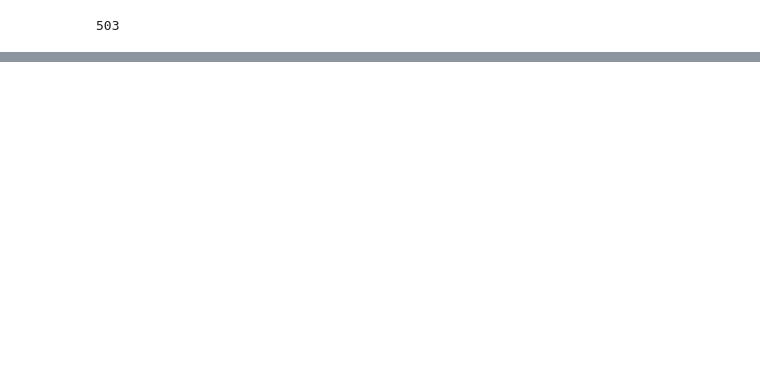
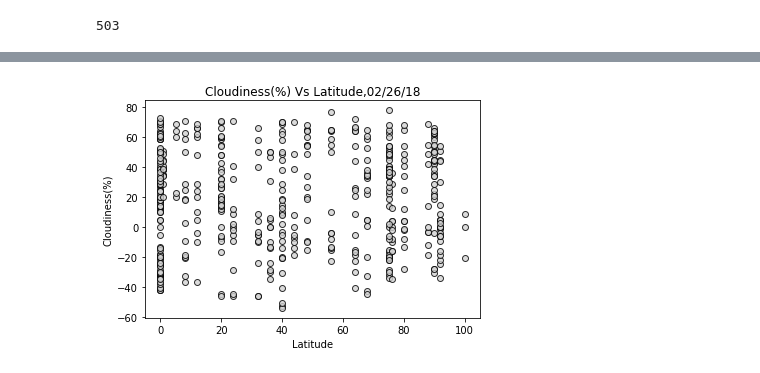
Before and after one commit to gayatripingale/Homework, a Jupyter notebook: Python_API_WeatherPy/Python_API_WeatherPy.ipynb, the cells around one changed output, grey strips where cells are left out. Saved outputs shown, nothing was run; the diff lists cells and outputs as text; code cells hidden in the pictures; blank space fills up the shorter version.

```diff
--- a/Python_API_WeatherPy/Python_API_WeatherPy.ipynb
+++ b/Python_API_WeatherPy/Python_API_WeatherPy.ipynb
@@ -175,0 +173,11 @@ plt.show()
+# %%
+# Cludiness vs Lat plot
+
+plt.scatter(cities500["Cloudiness"], cities500["Lat"], color = "lightgrey", edgecolor = 'black',alpha = 0.8)
+plt.title(f"Cloudiness(%) Vs Latitude,{date}")
+plt.xlabel("Latitude")
+plt.ylabel("Cloudiness(%)")
+plt.savefig("CloudinessVsLat.png")
+plt.show()
+# %% [output]
+[figure, added]
```
Also changed, not shown: parts of 8 cells of this notebook, 6 other files.
